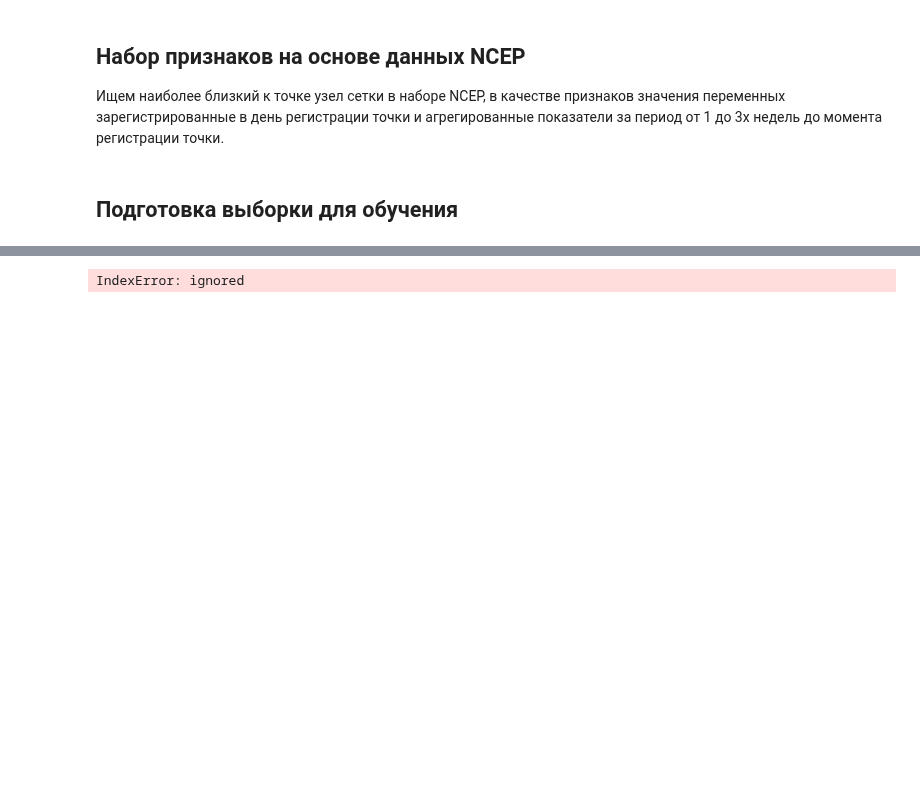
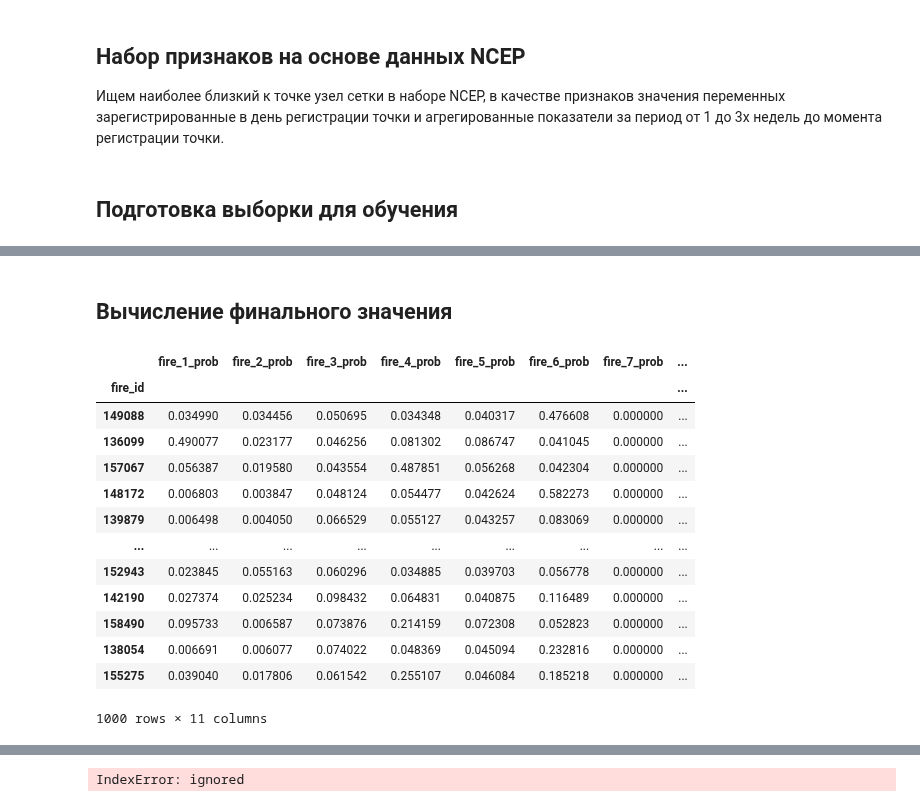
Before and after one commit to andygoosh/wildfire.sberbank.ai, a Jupyter notebook: workinprogress.ipynb, the cells around one changed output, grey strips where cells are left out. Drawn from its saved outputs; the diff is of its cells as text; code cells hidden in the pictures; blank space fills up the shorter version.

```diff
--- a/workinprogress.ipynb
+++ b/workinprogress.ipynb
@@ -292,2 +276,29 @@ Fitting 5 folds for each of 192 candidates, totalling 960 fits
+# %% [markdown]
+## Вычисление финального значения
+# %%
+df_predictions = pd.DataFrame(
+    y_pred,
+    index=y_cv.index,
+    columns=[
+        'fire_{}_prob'.format(class_id)
+        for class_id in linear.classes_
+    ],
+)
+df_predictions
+# %% [output]
+|  | fire_1_prob | fire_2_prob | fire_3_prob | fire_4_prob | fire_5_prob | fire_6_prob | fire_7_prob | ... |
+| fire_id |  |  |  |  |  |  |  | ... |
+| 149088 | 0.034990 | 0.034456 | 0.050695 | 0.034348 | 0.040317 | 0.476608 | 0.000000 | ... |
+| 136099 | 0.490077 | 0.023177 | 0.046256 | 0.081302 | 0.086747 | 0.041045 | 0.000000 | ... |
+| 157067 | 0.056387 | 0.019580 | 0.043554 | 0.487851 | 0.056268 | 0.042304 | 0.000000 | ... |
+| 148172 | 0.006803 | 0.003847 | 0.048124 | 0.054477 | 0.042624 | 0.582273 | 0.000000 | ... |
+| 139879 | 0.006498 | 0.004050 | 0.066529 | 0.055127 | 0.043257 | 0.083069 | 0.000000 | ... |
+| ... | ... | ... | ... | ... | ... | ... | ... | ... |
+| 152943 | 0.023845 | 0.055163 | 0.060296 | 0.034885 | 0.039703 | 0.056778 | 0.000000 | ... |
+| 142190 | 0.027374 | 0.025234 | 0.098432 | 0.064831 | 0.040875 | 0.116489 | 0.000000 | ... |
+| 158490 | 0.095733 | 0.006587 | 0.073876 | 0.214159 | 0.072308 | 0.052823 | 0.000000 | ... |
+| 138054 | 0.006691 | 0.006077 | 0.074022 | 0.048369 | 0.045094 | 0.232816 | 0.000000 | ... |
+| 155275 | 0.039040 | 0.017806 | 0.061542 | 0.255107 | 0.046084 | 0.185218 | 0.000000 | ... |
+1000 rows × 11 columns
 # %%
 import sklearn.ensemble
```
Also changed, not shown: parts of 20 cells of this notebook.
